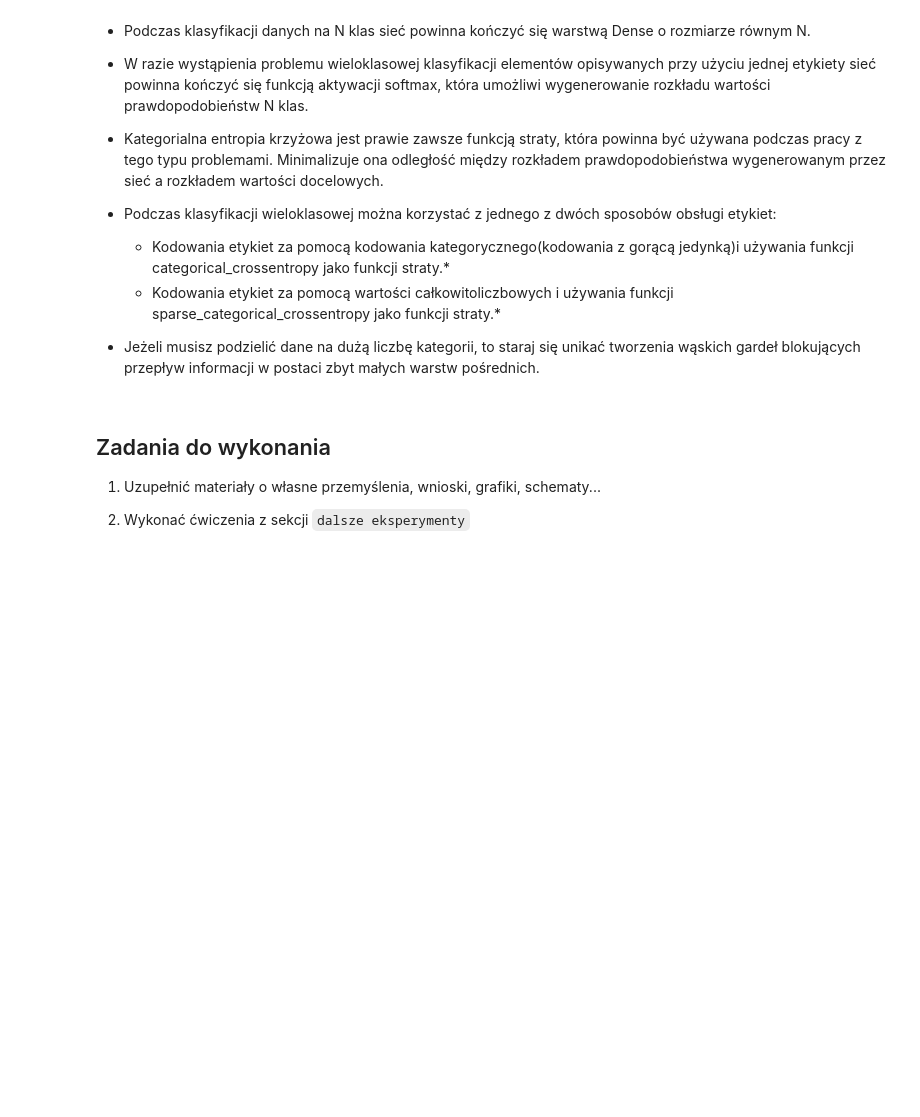
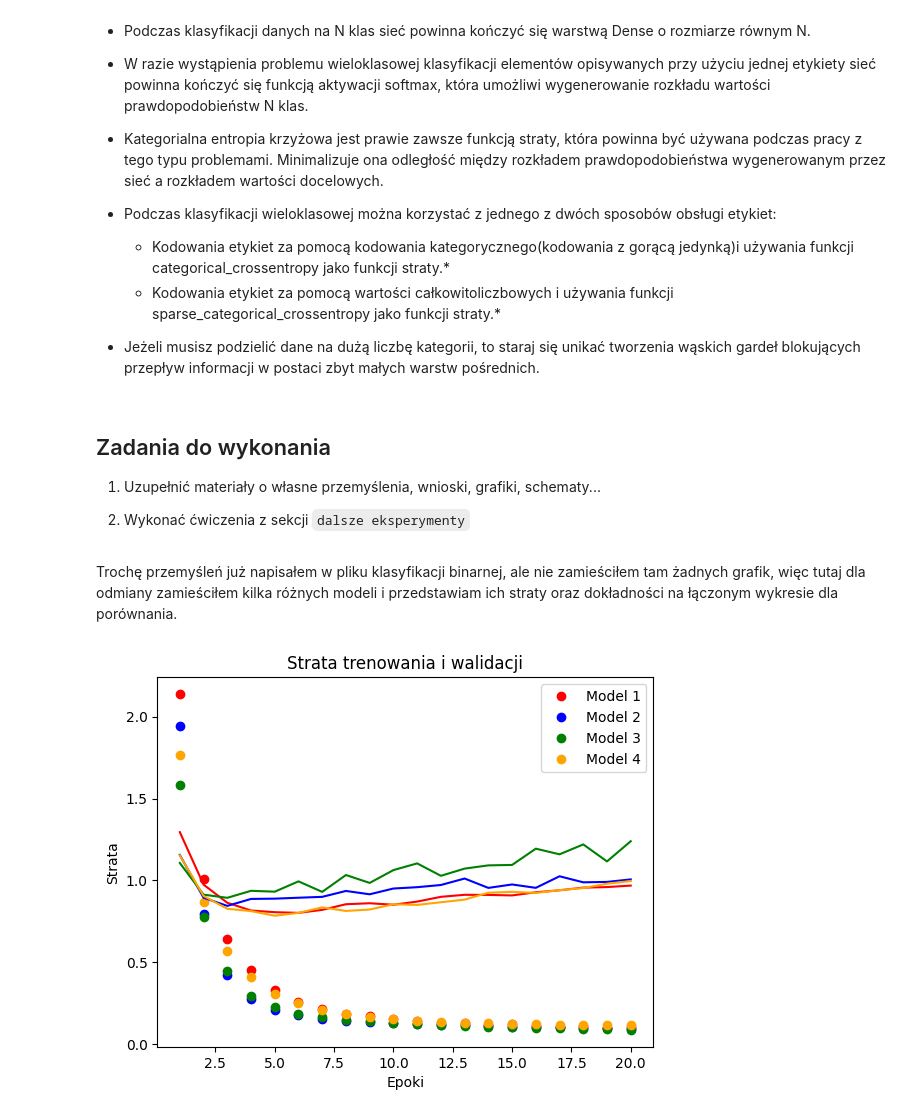
Before and after one commit to Qbsoon/uni-si, a Jupyter notebook: R2S3/sieci_neuronowe/klasyfikacja_wieloklasowa/Sieci neuronowe - Klasyfikacja wieloklasowa.ipynb, the cells around one changed output. Cells and saved outputs as stored; diff of their text form; code cells hidden in the pictures; blank space fills up the shorter version.

```diff
--- a/R2S3/sieci_neuronowe/klasyfikacja_wieloklasowa/Sieci neuronowe - Klasyfikacja wieloklasowa.ipynb
+++ b/R2S3/sieci_neuronowe/klasyfikacja_wieloklasowa/Sieci neuronowe - Klasyfikacja wieloklasowa.ipynb
@@ -421,3 +460,5 @@ Oto wnioski, które należy wynieść z tego przykładu:
 1. Uzupełnić materiały o własne przemyślenia, wnioski, grafiki, schematy...
 
 2. Wykonać ćwiczenia z sekcji `dalsze eksperymenty`
+# %% [markdown]
+Trochę przemyśleń już napisałem w pliku klasyfikacji binarnej, ale nie zamieściłem tam żadnych grafik, więc tutaj dla odmiany zamieściłem kilka różnych modeli i przedstawiam ich straty oraz dokładności na łączonym wykresie dla porównania.
@@ -423,0 +514,43 @@ Oto wnioski, które należy wynieść z tego przykładu:
+# %%
+model = models.Sequential()
+model.add(layers.Dense(92, activation='leaky_relu', input_shape=(10000,)))
+model.add(layers.Dense(46, activation='softmax'))
+
+model.compile(optimizer='rmsprop',
+              loss='categorical_crossentropy',
+              metrics=['accuracy'])
+history4 = model.fit(partial_x_train,
+          partial_y_train,
+          epochs=20,
+          batch_size=128,
+          validation_data=(x_val, y_val))
+clear_output()
+# %%
+loss1 = history1.history['loss']
+loss2 = history2.history['loss']
+loss3 = history3.history['loss']
+loss4 = history4.history['loss']
+val_loss1 = history1.history['val_loss']
+val_loss2 = history2.history['val_loss']
+val_loss3 = history3.history['val_loss']
+val_loss4 = history4.history['val_loss']
+
+epochs = range(1, len(loss) + 1)
+
+plt.plot(epochs, loss1, 'bo', label='Model 1', color='red')
+plt.plot(epochs, loss2, 'bo', label='Model 2', color='blue')
+plt.plot(epochs, loss3, 'bo', label='Model 3', color='green')
+plt.plot(epochs, loss4, 'bo', label='Model 4', color='orange')
+plt.plot(epochs, val_loss1, 'b', label='', color='red')
+plt.plot(epochs, val_loss2, 'b', label='', color='blue')
+plt.plot(epochs, val_loss3, 'b', label='', color='green')
+plt.plot(epochs, val_loss4, 'b', label='', color='orange')
+plt.legend()
+plt.title('Strata trenowania i walidacji')
+plt.xlabel('Epoki')
+plt.ylabel('Strata')
+plt.legend()
+clear_output()
+plt.show()
+# %% [output]
+[figure, added]
```
Also changed, not shown: parts of 24 cells of this notebook.
